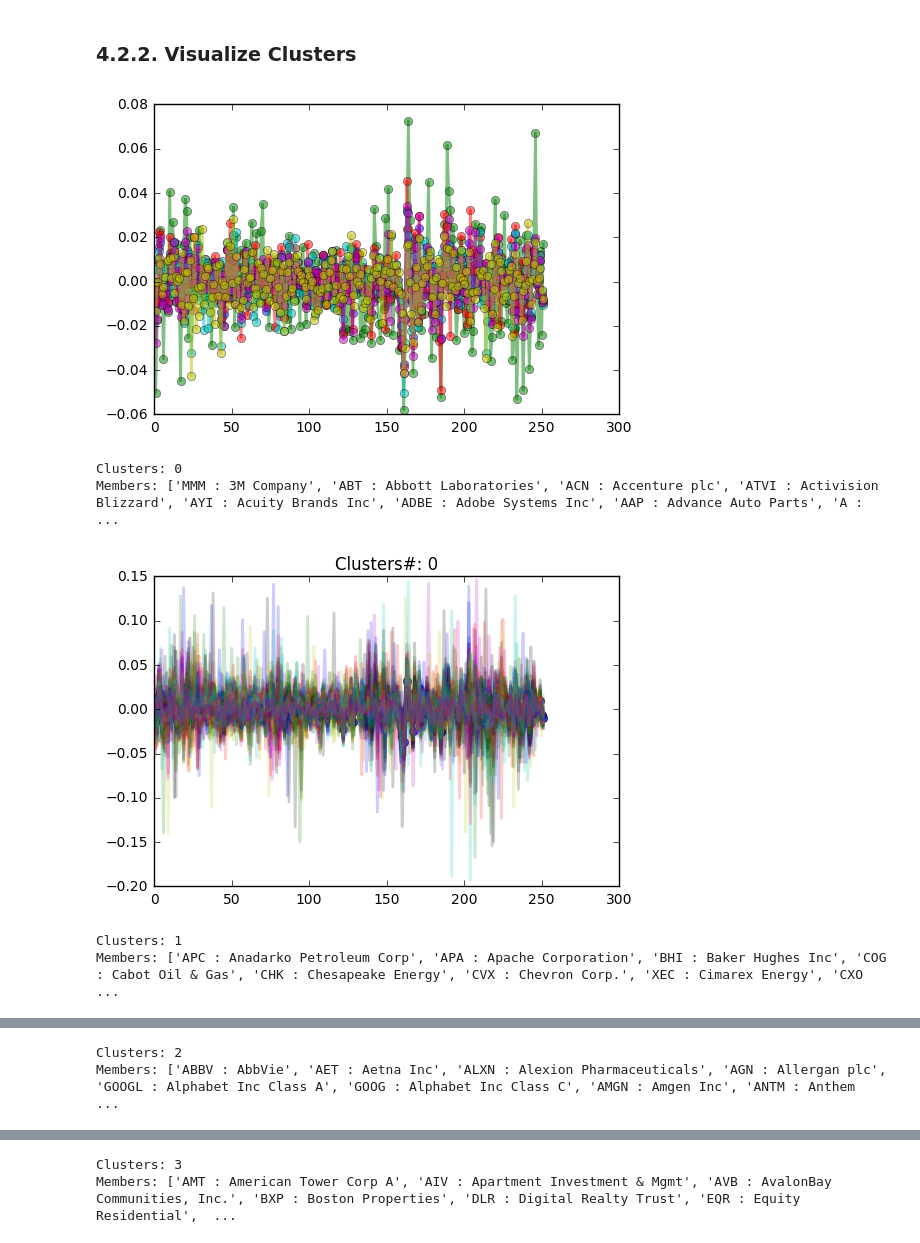
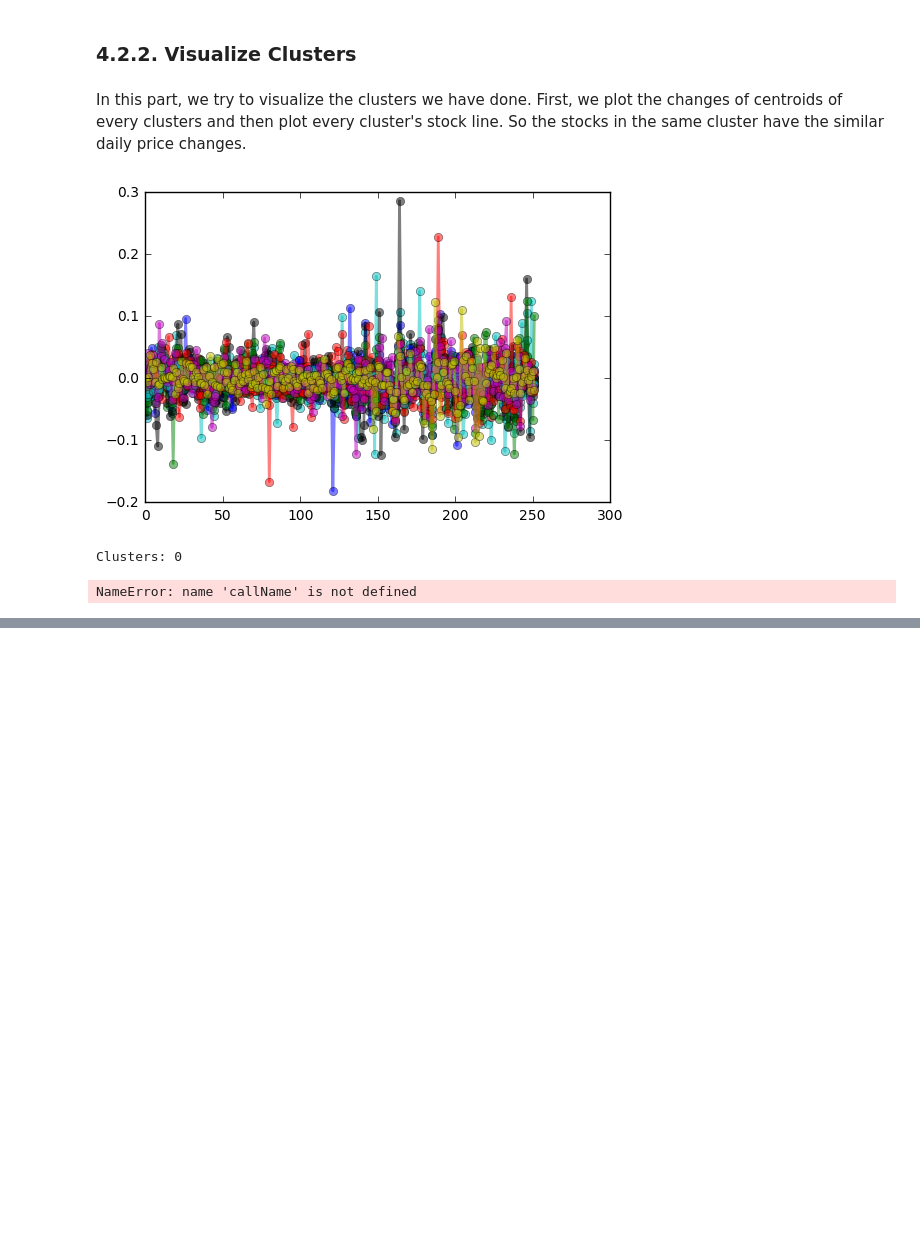
Before and after one commit to kaixuant/DSA_Stock, a Jupyter notebook: Stock Market Clustering_Updated.ipynb, the cells around one changed output, grey strips where cells are left out. Saved outputs shown, nothing was run; the diff lists cells and outputs as text; code cells hidden in the pictures; blank space fills up the shorter version.

Commit message:
add comments for extra part 2

```diff
--- a/Stock Market Clustering_Updated.ipynb
+++ b/Stock Market Clustering_Updated.ipynb
@@ -943,7 +945,7 @@ import matplotlib.pyplot as plt
 from sklearn.cluster import KMeans
 kmeans = KMeans(n_clusters = 2)
 # %%
-kmeans.fit(priceDailyReturnArray)
+kmeans.fit(priceDailyReturn)
 # %% [output]
 KMeans(copy_x=True, init='k-means++', max_iter=300, n_clusters=2, n_init=10,
     n_jobs=1, precompute_distances='auto', random_state=None, tol=0.0001,
@@ -997,5 +996,7 @@ priceDailyReturnTrans.head()
 # %% [markdown]
 ### 4.2.2. Visualize Clusters
+# %% [markdown]
+In this part, we try to visualize the clusters we have done. First, we plot the changes of centroids of every clusters and then plot every cluster's stock line. So the stocks in the same cluster have the similar daily price changes.
 # %%
 def visualize_clusters(data, n_clusters = 8):
     prediction, model, c_data = cluster_data(data, n_clusters = n_clusters)
@@ -1023,11 +1024,8 @@ def visualize_clusters(data, n_clusters = 8):
     return prediction, model, c_data
 # %%
 priceDailyReturnTrans2 = priceDailyReturn.T
-prediction, model, c_data = visualize_clusters(priceDailyReturnTrans2,n_clusters = 6)
+prediction, model, c_data = visualize_clusters(priceDailyReturnTrans2,n_clusters = 20)
 # %% [output]
-[figure, old version]
+[figure, new version]
 Clusters: 0
-Members: ['MMM : 3M Company', 'ABT : Abbott Laboratories', 'ACN : Accenture plc', 'ATVI : Activision Blizzard', 'AYI : Acuity Brands Inc', 'ADBE : Adobe Systems Inc', 'AAP : Advance Auto Parts', 'A :  ...
-[figure, removed]
-Clusters: 1
-Members: ['APC : Anadarko Petroleum Corp', 'APA : Apache Corporation', 'BHI : Baker Hughes Inc', 'COG : Cabot Oil & Gas', 'CHK : Chesapeake Energy', 'CVX : Chevron Corp.', 'XEC : Cimarex Energy', 'CXO ...
+NameError: name 'callName' is not defined
@@ -1035,2 +1031,0 @@ Members: ['APC : Anadarko Petroleum Corp', 'APA : Apache Corporation', 'BHI : Ba
-Clusters: 2
-Members: ['ABBV : AbbVie', 'AET : Aetna Inc', 'ALXN : Alexion Pharmaceuticals', 'AGN : Allergan plc', 'GOOGL : Alphabet Inc Class A', 'GOOG : Alphabet Inc Class C', 'AMGN : Amgen Inc', 'ANTM : Anthem  ...
@@ -1038,2 +1031,0 @@ Members: ['ABBV : AbbVie', 'AET : Aetna Inc', 'ALXN : Alexion Pharmaceuticals',
-Clusters: 3
-Members: ['AMT : American Tower Corp A', 'AIV : Apartment Investment & Mgmt', 'AVB : AvalonBay Communities, Inc.', 'BXP : Boston Properties', 'DLR : Digital Realty Trust', 'EQR : Equity Residential',  ...
```
Also changed, not shown: parts of 4 cells of this notebook.
